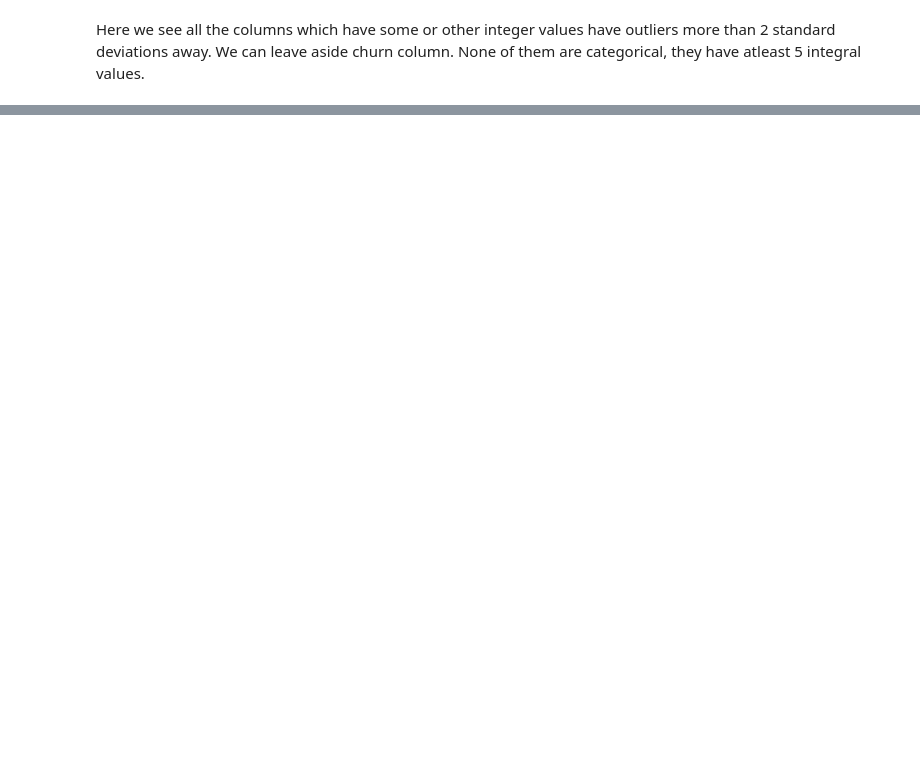
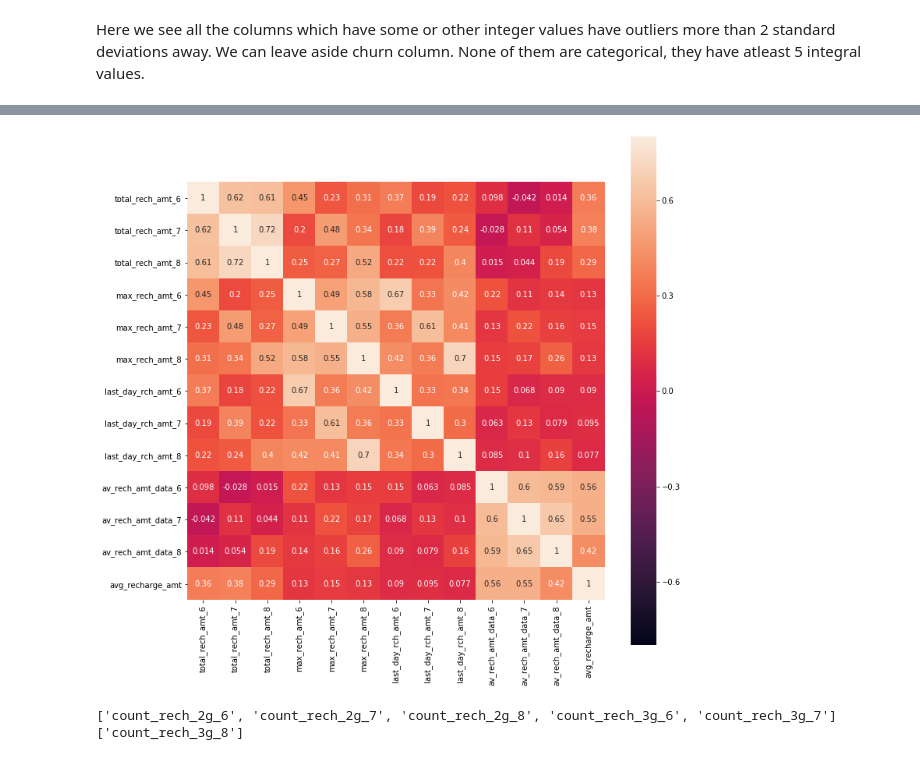
Before and after one commit to Shakeebbk/telecom-churn-case-study, a Jupyter notebook: MergedSolution.ipynb, the cells around one changed output, grey strips where cells are left out. Cells and saved outputs as stored; diff of their text form; code cells hidden in the pictures; blank space fills up the shorter version.

```diff
--- a/MergedSolution.ipynb
+++ b/MergedSolution.ipynb
@@ -802,0 +866,5 @@ len(indexes_tobedropped)
+# %%
+mous_month_6 = [c.split('_6')[0] for c in mou_cols if '_6' in c]
+
+for c in mous_month_6:
+    high_value_customers[c] = (high_value_customers[c+'_6'] + high_value_customers[c+'_7'] + high_value_customers[c+'_8']) / 3
@@ -802,0 +879,7 @@ len(indexes_tobedropped)
+# %%
+corr = high_value_customers[amnts_cols].corr()
+fig, ax = plt.subplots(figsize=(12,12))
+sns.heatmap(corr, square=True, vmin=-0.8, vmax=0.8, ax=ax, annot=True)
+plt.show()
+# %% [output]
+[figure, added]
@@ -802,0 +889,7 @@ len(indexes_tobedropped)
+# %%
+# lets look at count columns
+count_cols = [c for c in high_value_customers.columns if 'count' in c]
+pretty_print_cols_list(count_cols)
+# %% [output]
+['count_rech_2g_6', 'count_rech_2g_7', 'count_rech_2g_8', 'count_rech_3g_6', 'count_rech_3g_7']
+['count_rech_3g_8']
```
Also changed, not shown: parts of 119 cells of this notebook, 2 other files.
